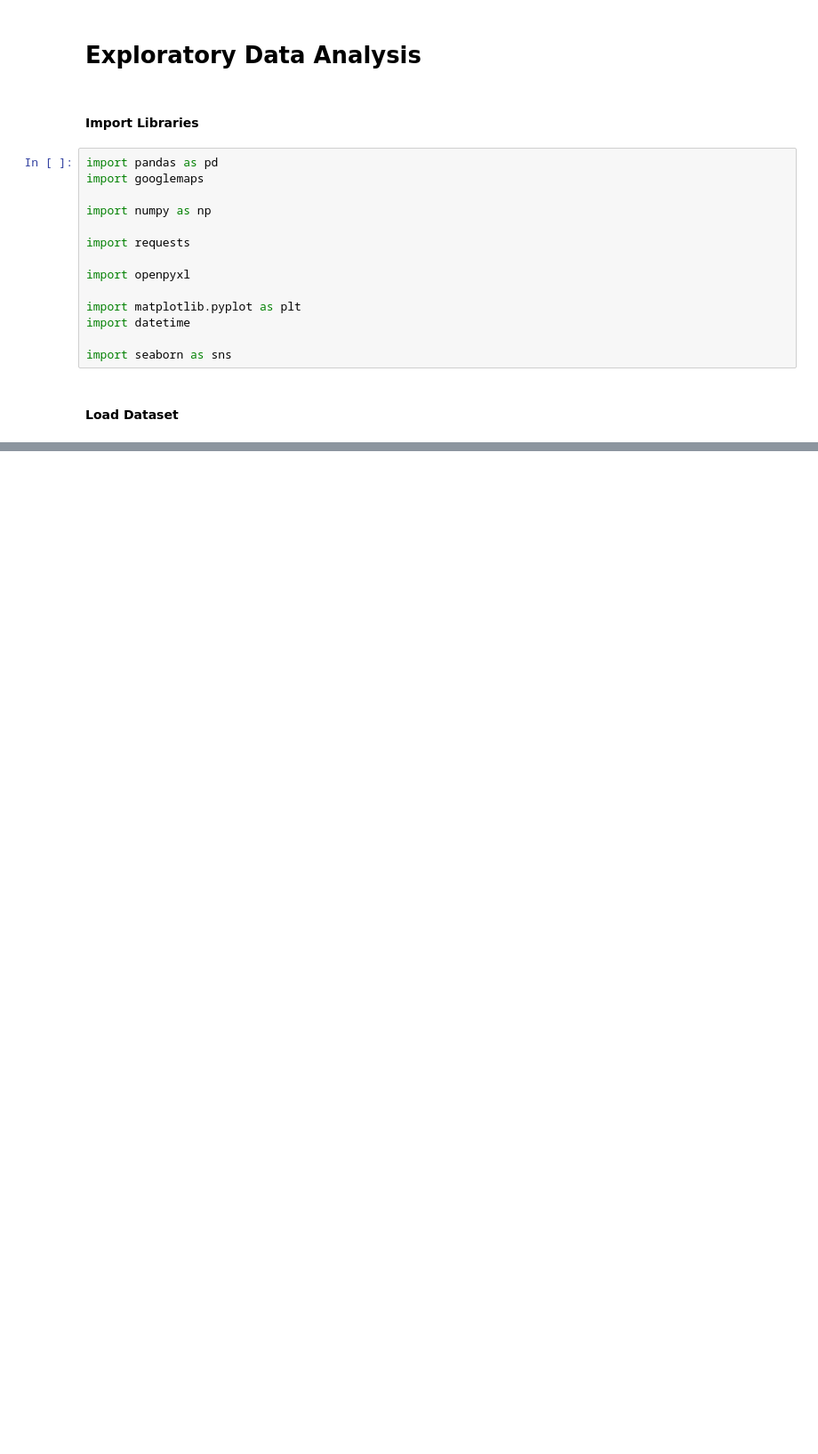
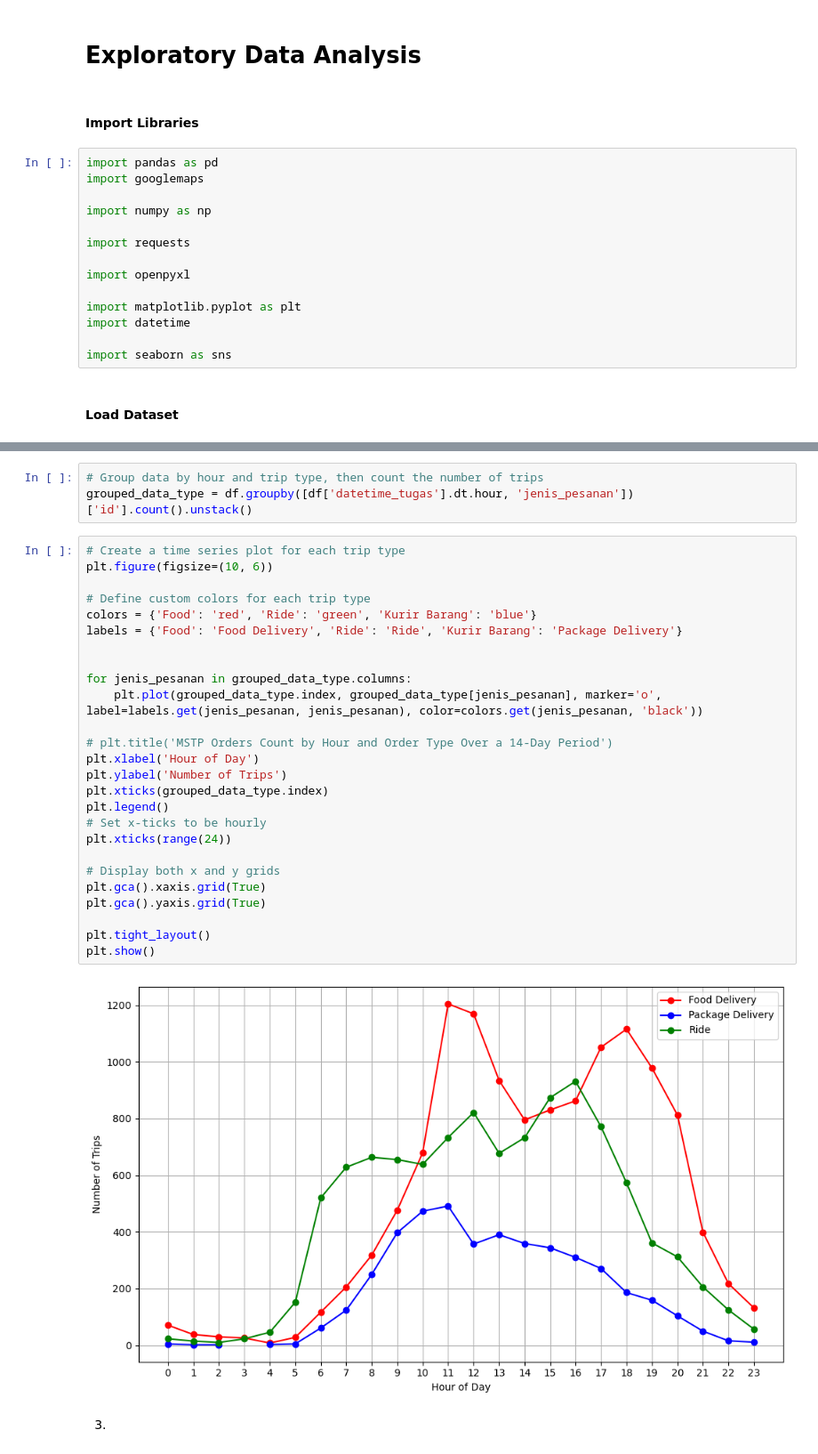
Before and after one commit to azwanazamuddin/location-choice-model, a Jupyter notebook: notebooks/eda.ipynb, the cells around one changed output, grey strips where cells are left out. Shown at 89% size. Drawn from its saved outputs; the diff is of its cells as text; blank space fills up the shorter version.

```diff
--- a/notebooks/eda.ipynb
+++ b/notebooks/eda.ipynb
@@ -241,0 +62,33 @@ Name: jenis_pesanan, dtype: int64
+# %%
+# Group data by hour and trip type, then count the number of trips
+grouped_data_type = df.groupby([df['datetime_tugas'].dt.hour, 'jenis_pesanan'])['id'].count().unstack()
+# %%
+# Create a time series plot for each trip type
+plt.figure(figsize=(10, 6))
+
+# Define custom colors for each trip type
+colors = {'Food': 'red', 'Ride': 'green', 'Kurir Barang': 'blue'}
+labels = {'Food': 'Food Delivery', 'Ride': 'Ride', 'Kurir Barang': 'Package Delivery'}
+
+
+for jenis_pesanan in grouped_data_type.columns:
+    plt.plot(grouped_data_type.index, grouped_data_type[jenis_pesanan], marker='o', label=labels.get(jenis_pesanan, jenis_pesanan), color=colors.get(jenis_pesanan, 'black'))
+
+# plt.title('MSTP Orders Count by Hour and Order Type Over a 14-Day Period')
+plt.xlabel('Hour of Day')
+plt.ylabel('Number of Trips')
+plt.xticks(grouped_data_type.index)
+plt.legend()
+# Set x-ticks to be hourly
+plt.xticks(range(24))
+
+# Display both x and y grids
+plt.gca().xaxis.grid(True)
+plt.gca().yaxis.grid(True)
+
+plt.tight_layout()
+plt.show()
+# %% [output]
+[figure, added]
+# %% [markdown]
+3.
```
Also changed, not shown: parts of 36 cells of this notebook, 3 other files.
